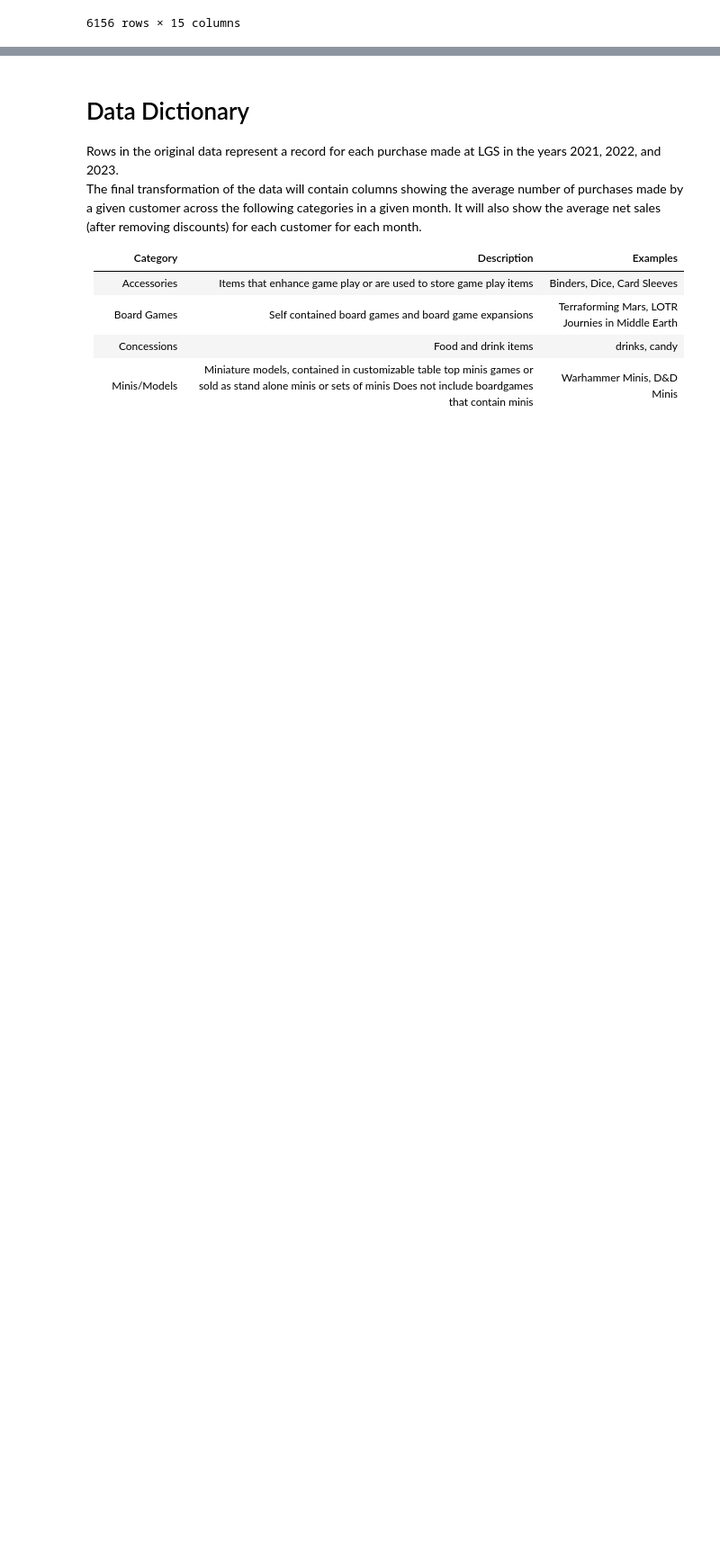
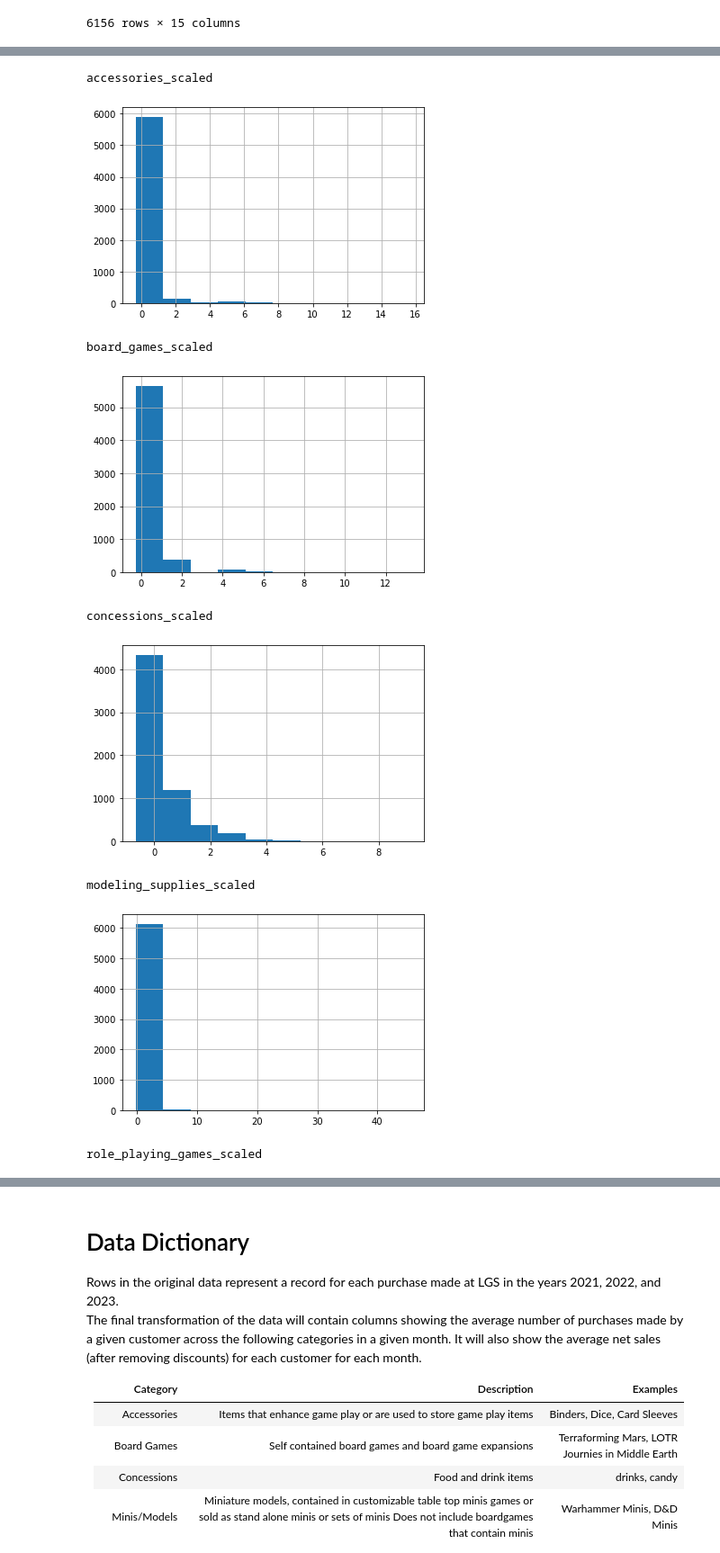
Before and after one commit to Johndsalas/customer_interest_analysis, a Jupyter notebook: customer_profiles.ipynb, the cells around one changed output, grey strips where cells are left out. Shown at 90% size. Saved outputs shown, nothing was run; the diff lists cells and outputs as text; code cells hidden in the pictures; blank space fills up the shorter version.

```diff
--- a/customer_profiles.ipynb
+++ b/customer_profiles.ipynb
@@ -75,14 +87,0 @@ df.describe()
-# %%
-
-
-to_scale_df = df[cols_to_scale]
-
-scaler = sklearn.preprocessing.MinMaxScaler().fit(train_to_be_scaled)
-
-scaled_df = scaler.transform(train_to_be_scaled)
-
-for col in cols_to_scale:
-
-    scaled_df = scaled_df.rename(columns={col: col + "_scaled"})
-
-df = df.join(scaled_df)
@@ -102,14 +88,25 @@ cata_df.info()
-# %%
-from sklearn.preprocessing import MinMaxScaler
-
-to_scale_df = df[cols_to_scale]
-
-scaler = sklearn.preprocessing.MinMaxScaler().fit(train_to_be_scaled)
-
-scaled_df = scaler.transform(train_to_be_scaled)
-
-for col in cols_to_scale:
-
-    scaled_df = scaled_df.rename(columns={col: col + "_scaled"})
-
-df = df.join(scaled_df)
+# %%
+cols = ['accessories_scaled',
+        'board_games_scaled',
+        'concessions_scaled',
+        'modeling_supplies_scaled',
+        'role_playing_games_scaled',
+        'minis_models_scaled',
+        'trading_card_games_scaled']
+
+for col in cols:
+
+    print(col)
+    df[col].hist()
+
+    plt.show()
+# %% [output]
+accessories_scaled
+[figure, added]
+board_games_scaled
+[figure, added]
+concessions_scaled
+[figure, added]
+modeling_supplies_scaled
+[figure, added]
+role_playing_games_scaled
```
Also changed, not shown: parts of 11 cells of this notebook, 1 other file.
